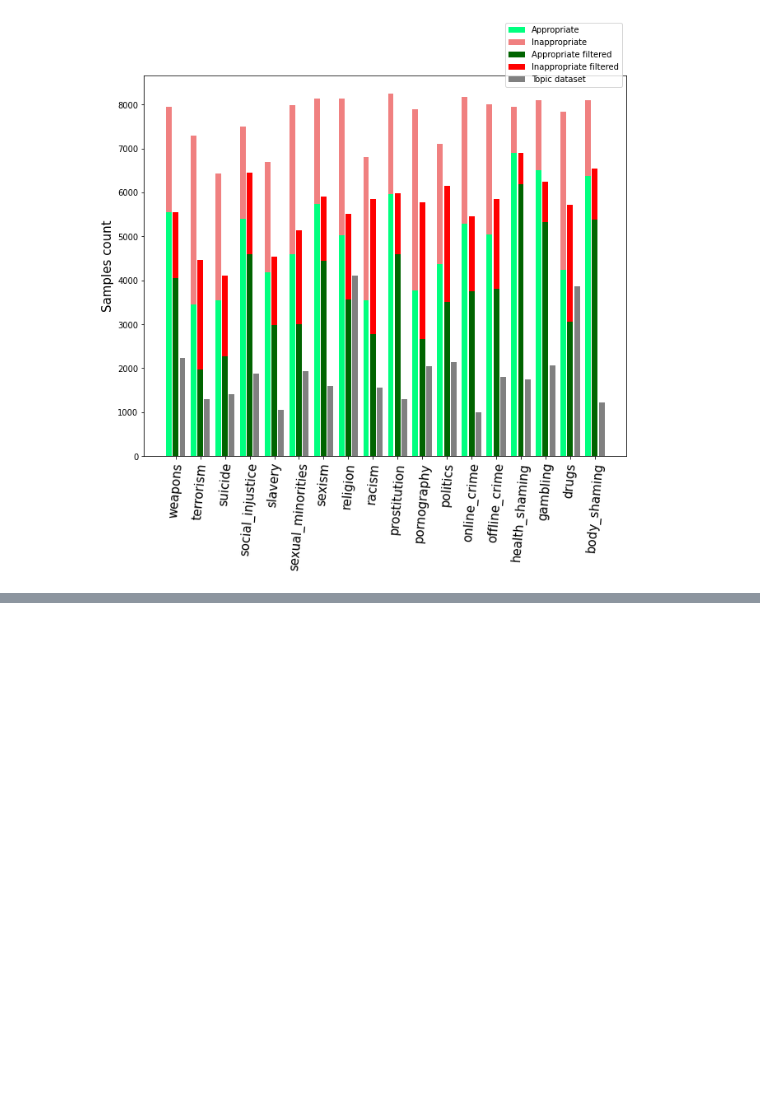
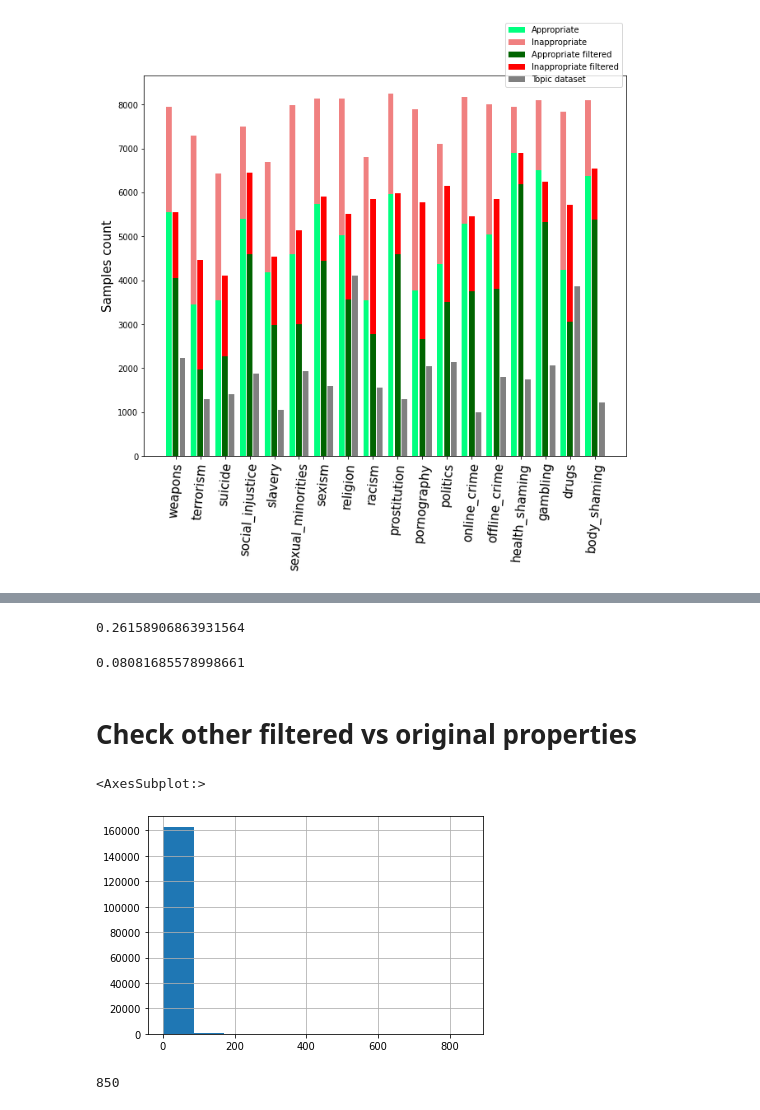
Before and after one commit to s-nlp/inappropriate-sensitive-topics, a Jupyter notebook: Version2/vizualization_and_statistics/compare original and filtered inapp.ipynb, the cells around one changed output, grey strips where cells are left out. Saved outputs shown, nothing was run; the diff lists cells and outputs as text; code cells hidden in the pictures; blank space fills up the shorter version.

```diff
--- a/Version2/visualizer/compare original and filtered inapp.ipynb
+++ b/Version2/vizualization_and_statistics/compare original and filtered inapp.ipynb
@@ -259,0 +266,25 @@ NameError: name 'df_kw_CNT' is not defined
+# %%
+np.mean(reduce_pcnt)
+# %% [output]
+0.26158906863931564
+# %%
+np.std(reduce_pcnt)
+# %% [output]
+0.08081685578998661
+# %% [markdown]
+# Check other filtered vs original properties
+# %%
+df_step2 = pd.read_csv("../appropriateness/Appropriateness.csv")
+df_step3 = pd.read_csv("../check_agreement//Inappropriate_09_top_vs_one_with_multi.csv")
+# %%
+df_step2['wc'] = df_step2['text'].apply(lambda x : len(x.split()))
+df_step3['wc'] = df_step3['text'].apply(lambda x : len(x.split()))
+# %%
+df_step2['wc'].hist()
+# %% [output]
+<AxesSubplot:>
+[figure, added]
+# %%
+max(df_step2['wc'])
+# %% [output]
+850
```
Also changed, not shown: parts of 17 cells of this notebook, 8 other files.
